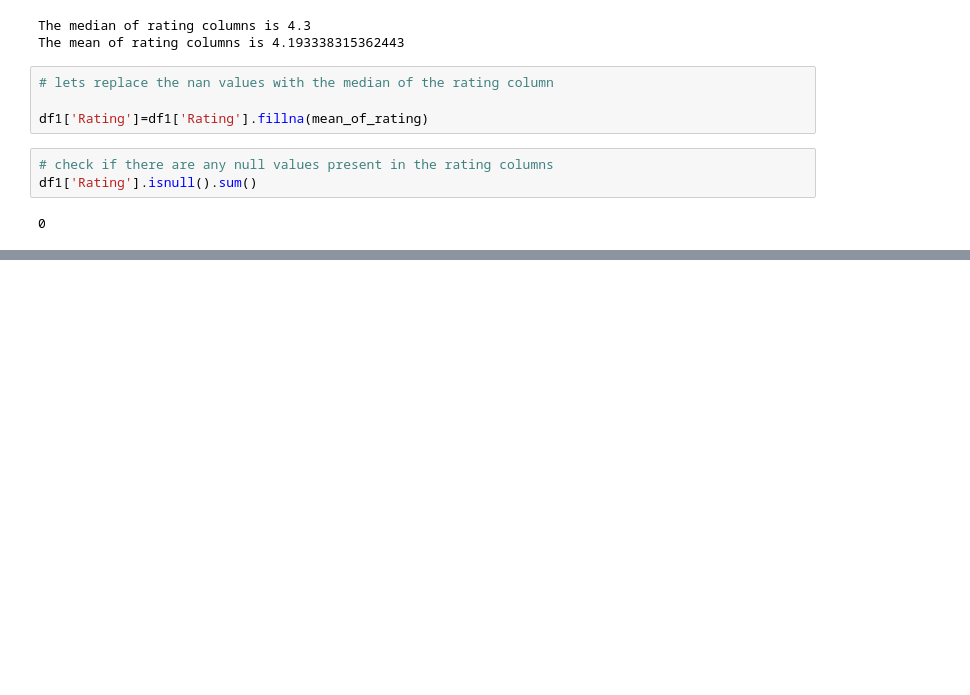
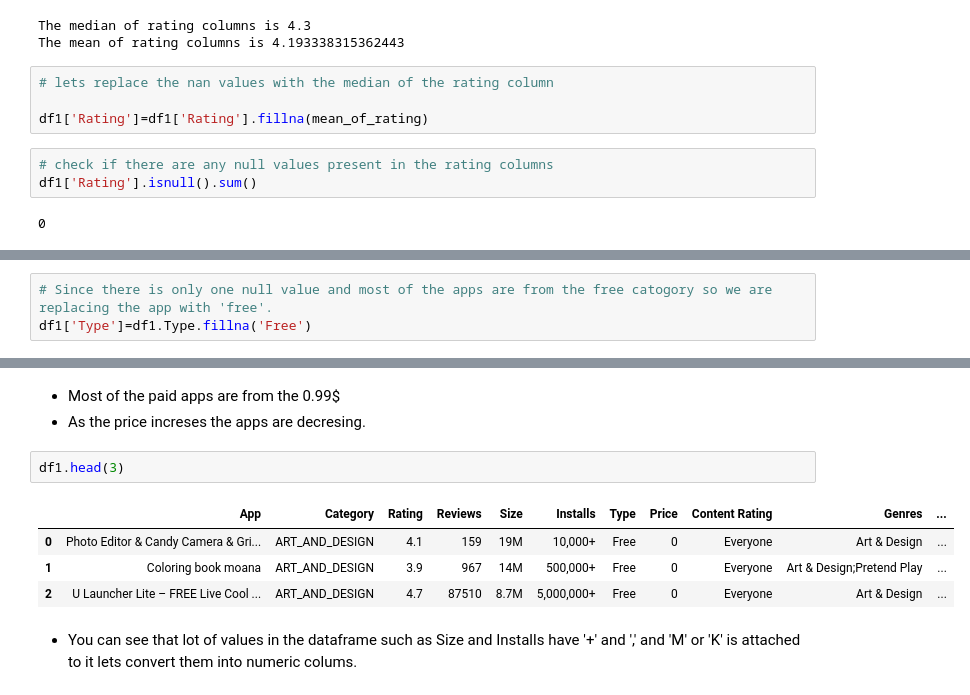
Before and after one commit to avigangarde/Google-Playstore-Analysis-, a Jupyter notebook: Avinash_of_Play_Store_App_Review_Analysis_Capstone_Project.ipynb, the cells around one changed output, grey strips where cells are left out. Drawn from its saved outputs; the diff is of its cells as text; blank space fills up the shorter version.

```diff
--- a/Avinash_of_Play_Store_App_Review_Analysis_Capstone_Project.ipynb
+++ b/Avinash_of_Play_Store_App_Review_Analysis_Capstone_Project.ipynb
@@ -197,0 +258,3 @@ df1['Rating'].isnull().sum()
+# %%
+# Since there is only one null value and most of the apps are from the free catogory so we are replacing the app with 'free'.
+df1['Type']=df1.Type.fillna('Free')
@@ -197,0 +361,12 @@ df1['Rating'].isnull().sum()
+# %% [markdown]
+* Most of the paid apps are from the 0.99$
+* As the price increses the apps are decresing.
+# %%
+df1.head(3)
+# %% [output]
+|  | App | Category | Rating | Reviews | Size | Installs | Type | Price | Content Rating | Genres | ... |
+| 0 | Photo Editor & Candy Camera & Gri... | ART_AND_DESIGN | 4.1 | 159 | 19M | 10,000+ | Free | 0 | Everyone | Art & Design | ... |
+| 1 | Coloring book moana | ART_AND_DESIGN | 3.9 | 967 | 14M | 500,000+ | Free | 0 | Everyone | Art & Design;Pretend Play | ... |
+| 2 | U Launcher Lite – FREE Live Cool ... | ART_AND_DESIGN | 4.7 | 87510 | 8.7M | 5,000,000+ | Free | 0 | Everyone | Art & Design | ... |
+# %% [markdown]
+* You can see that lot of values in the dataframe such as Size and Installs have '+' and ',' and 'M' or 'K' is attached to it lets convert them into numeric colums.
```
Also changed, not shown: parts of 20 cells of this notebook.
